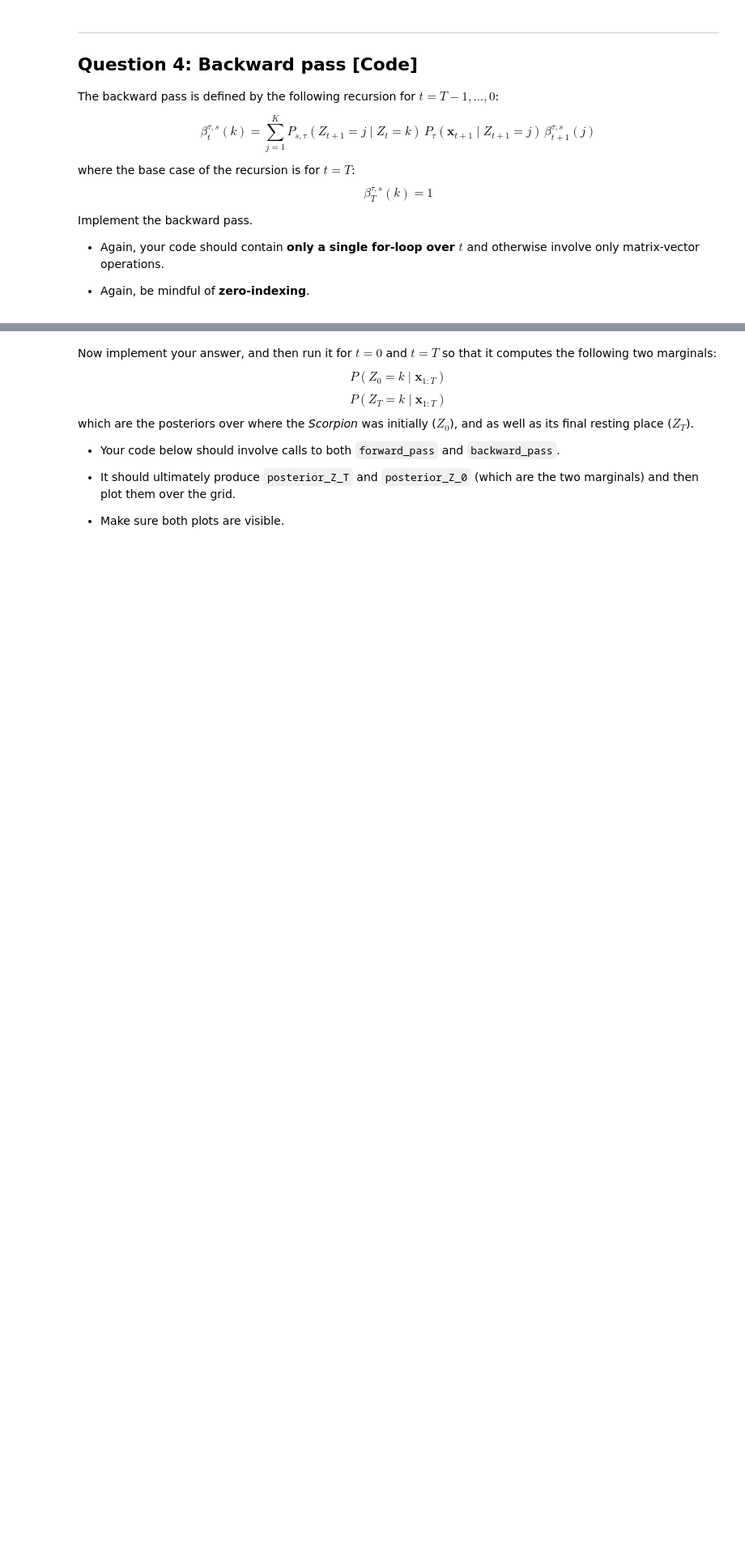
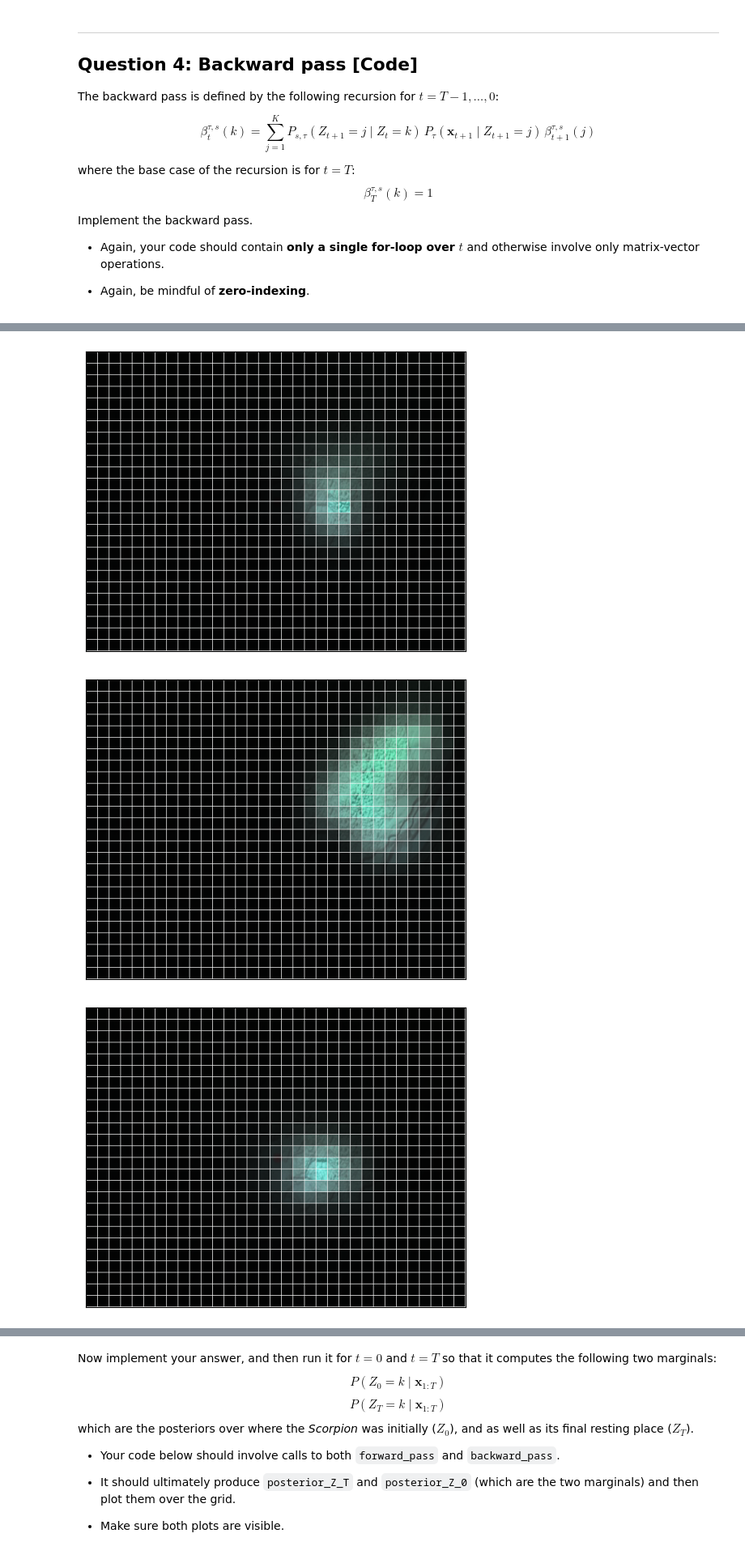
Before and after one commit to rodrigopazm96/Modern-Methods-in-Applied-Statistics, a Jupyter notebook: hw4_Paz.ipynb, the cells around one changed output, grey strips where cells are left out. Shown at 81% size. Saved outputs shown, nothing was run; the diff lists cells and outputs as text; code cells hidden in the pictures; blank space fills up the shorter version.

```diff
--- a/hw4_Paz.ipynb
+++ b/hw4_Paz.ipynb
@@ -497,7 +533,23 @@ def backward_pass(tau, transition_matrix_KK, likelihood_TK):
         A (TxK) matrix of backward messages
     """
 
-    # Your code here
+    T, K = likelihood_TK.shape
+    beta_TK = np.zeros((T, K))
+
+    # base case: beta_T = 1 for all k
+    # t=T in math → t=T-1 here
+    beta_TK[-1] = 1.0
+
+    # recursion: t=T-1,...,1 in math -> t=T-2,...,0 here
+    for t in range(T-2, -1, -1):
+        if t + 1 <= tau:
+            beta_TK[t] = transition_matrix_KK @ (
+                likelihood_TK[t+1] * beta_TK[t+1]
+            )
+        else:
+            beta_TK[t] = likelihood_TK[t+1] * beta_TK[t+1]
+
+    return beta_TK
 # %% [markdown]
 ---
 ## **Question 5**: Smoothing probabilities [Math, code]
@@ -519,12 +584,24 @@ Then use your implementation of the forward and backward pass to compute and vis
 # %%
 tau_vals = [5, 24]
 s_vals = ['reverse_course', 'flounder']
 for s in s_vals:
     transition_matrix_KK = transition_matrices[s]
     for tau in tau_vals:
 
-        # Your code here.
-        # P_Z = ...
-        #
+        L_TK = sonar_likelihood(sonar_data, tau=tau)
 
-        plot_dist_on_scorpion_search_grid(P_Z.reshape((33, 26)).copy(), show=True)
+        alpha_TK = forward_pass(
+            tau, transition_matrix_KK, initial_dist_K, L_TK)
+
+        beta_TK = backward_pass(
+            tau, transition_matrix_KK, L_TK)
+
+        unnorm = alpha_TK[15-1] * L_TK[15-1] * beta_TK[15-1]
+        P_Z = unnorm / unnorm.sum()
+
+        plot_dist_on_scorpion_search_grid(
+            P_Z.reshape((33, 26)).copy(), show=True)
+# %% [output]
+[figure, added]
+[figure, added]
+[figure, added]
```
Also changed, not shown: parts of 13 cells of this notebook.
